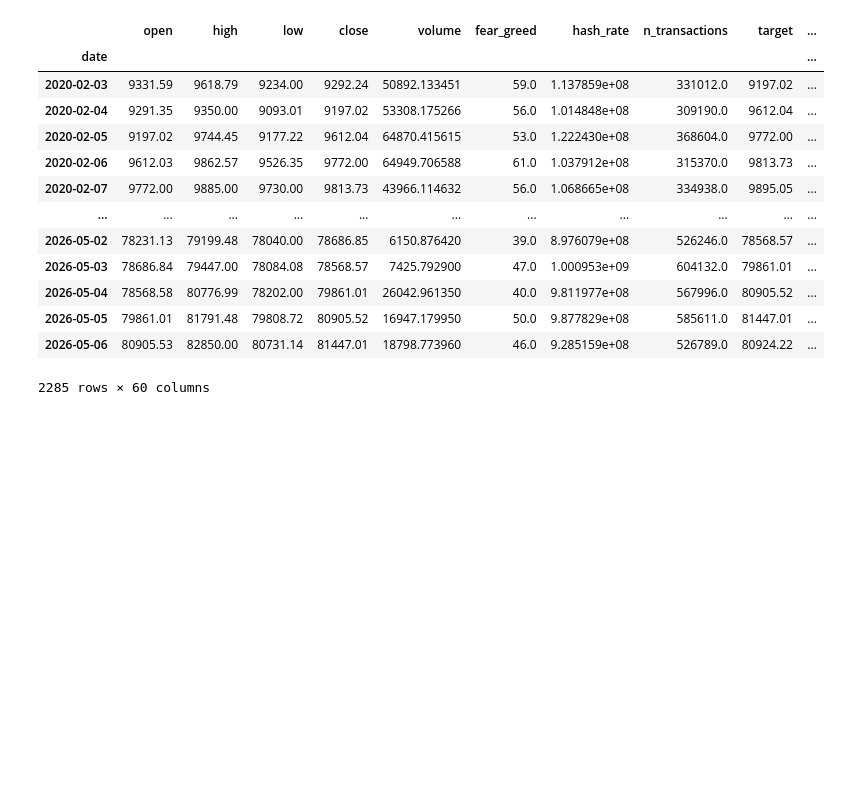
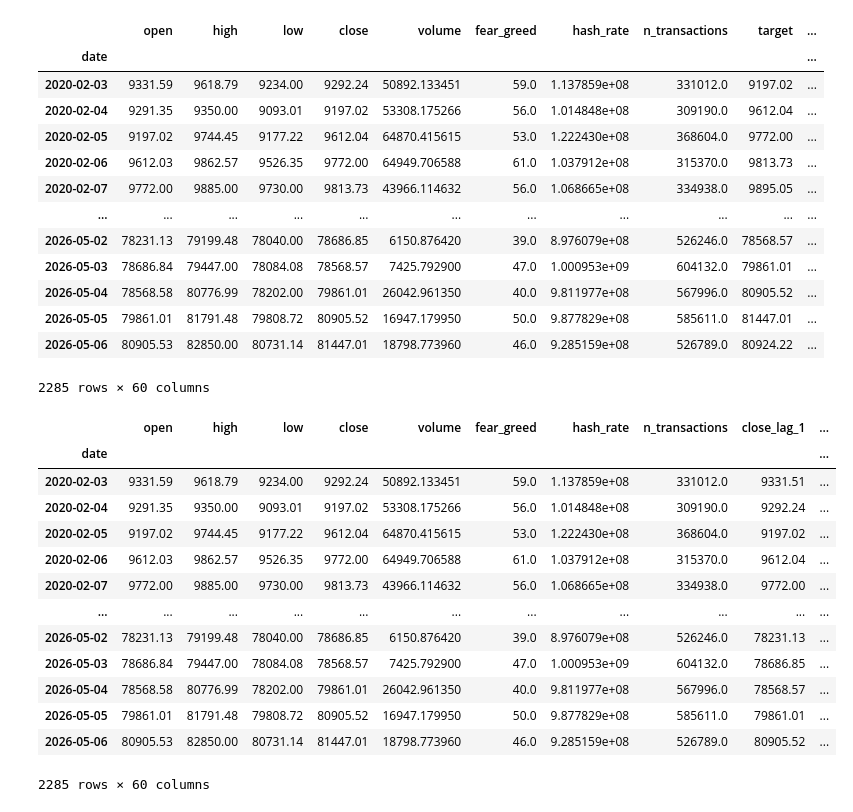
Before and after one commit to mxsry/Bitcoin-Price-Forecasting, a Jupyter notebook: notebooks/feature_engineering.ipynb, the cells around one changed output. Saved outputs shown, nothing was run; the diff lists cells and outputs as text; code cells hidden in the pictures; blank space fills up the shorter version.

```diff
--- a/notebooks/feature_engineering.ipynb
+++ b/notebooks/feature_engineering.ipynb
@@ -277,6 +214,25 @@ df_features
 | 2026-05-05 | 79861.01 | 81791.48 | 79808.72 | 80905.52 | 16947.179950 | 50.0 | 9.877829e+08 | 585611.0 | 81447.01 | ... |
 | 2026-05-06 | 80905.53 | 82850.00 | 80731.14 | 81447.01 | 18798.773960 | 46.0 | 9.285159e+08 | 526789.0 | 80924.22 | ... |
 2285 rows × 60 columns
+# %%
+# Set target to the last column for ML
+df_features = df_features.drop(columns=['target']).assign(target=df_features['target'])
+df_features
+# %% [output]
+|  | open | high | low | close | volume | fear_greed | hash_rate | n_transactions | close_lag_1 | ... |
+| date |  |  |  |  |  |  |  |  |  | ... |
+| 2020-02-03 | 9331.59 | 9618.79 | 9234.00 | 9292.24 | 50892.133451 | 59.0 | 1.137859e+08 | 331012.0 | 9331.51 | ... |
+| 2020-02-04 | 9291.35 | 9350.00 | 9093.01 | 9197.02 | 53308.175266 | 56.0 | 1.014848e+08 | 309190.0 | 9292.24 | ... |
+| 2020-02-05 | 9197.02 | 9744.45 | 9177.22 | 9612.04 | 64870.415615 | 53.0 | 1.222430e+08 | 368604.0 | 9197.02 | ... |
+| 2020-02-06 | 9612.03 | 9862.57 | 9526.35 | 9772.00 | 64949.706588 | 61.0 | 1.037912e+08 | 315370.0 | 9612.04 | ... |
+| 2020-02-07 | 9772.00 | 9885.00 | 9730.00 | 9813.73 | 43966.114632 | 56.0 | 1.068665e+08 | 334938.0 | 9772.00 | ... |
+| ... | ... | ... | ... | ... | ... | ... | ... | ... | ... | ... |
+| 2026-05-02 | 78231.13 | 79199.48 | 78040.00 | 78686.85 | 6150.876420 | 39.0 | 8.976079e+08 | 526246.0 | 78231.13 | ... |
+| 2026-05-03 | 78686.84 | 79447.00 | 78084.08 | 78568.57 | 7425.792900 | 47.0 | 1.000953e+09 | 604132.0 | 78686.85 | ... |
+| 2026-05-04 | 78568.58 | 80776.99 | 78202.00 | 79861.01 | 26042.961350 | 40.0 | 9.811977e+08 | 567996.0 | 78568.57 | ... |
+| 2026-05-05 | 79861.01 | 81791.48 | 79808.72 | 80905.52 | 16947.179950 | 50.0 | 9.877829e+08 | 585611.0 | 79861.01 | ... |
+| 2026-05-06 | 80905.53 | 82850.00 | 80731.14 | 81447.01 | 18798.773960 | 46.0 | 9.285159e+08 | 526789.0 | 80905.52 | ... |
+2285 rows × 60 columns
 # %%
 # Save features data
 df_features.to_csv("../data/processed/features_dataset.csv")
```
Also changed, not shown: parts of 6 cells of this notebook, 3 other files.
